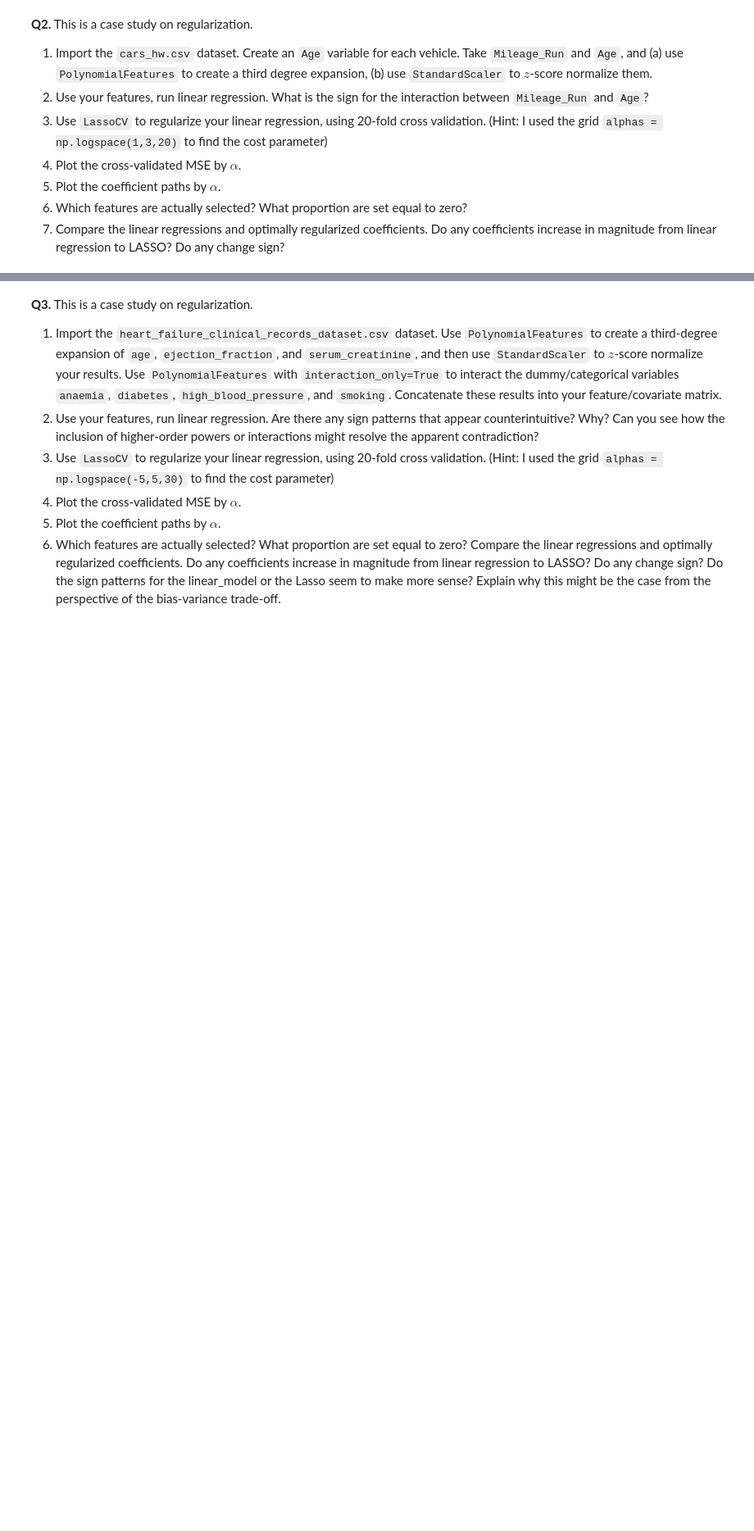
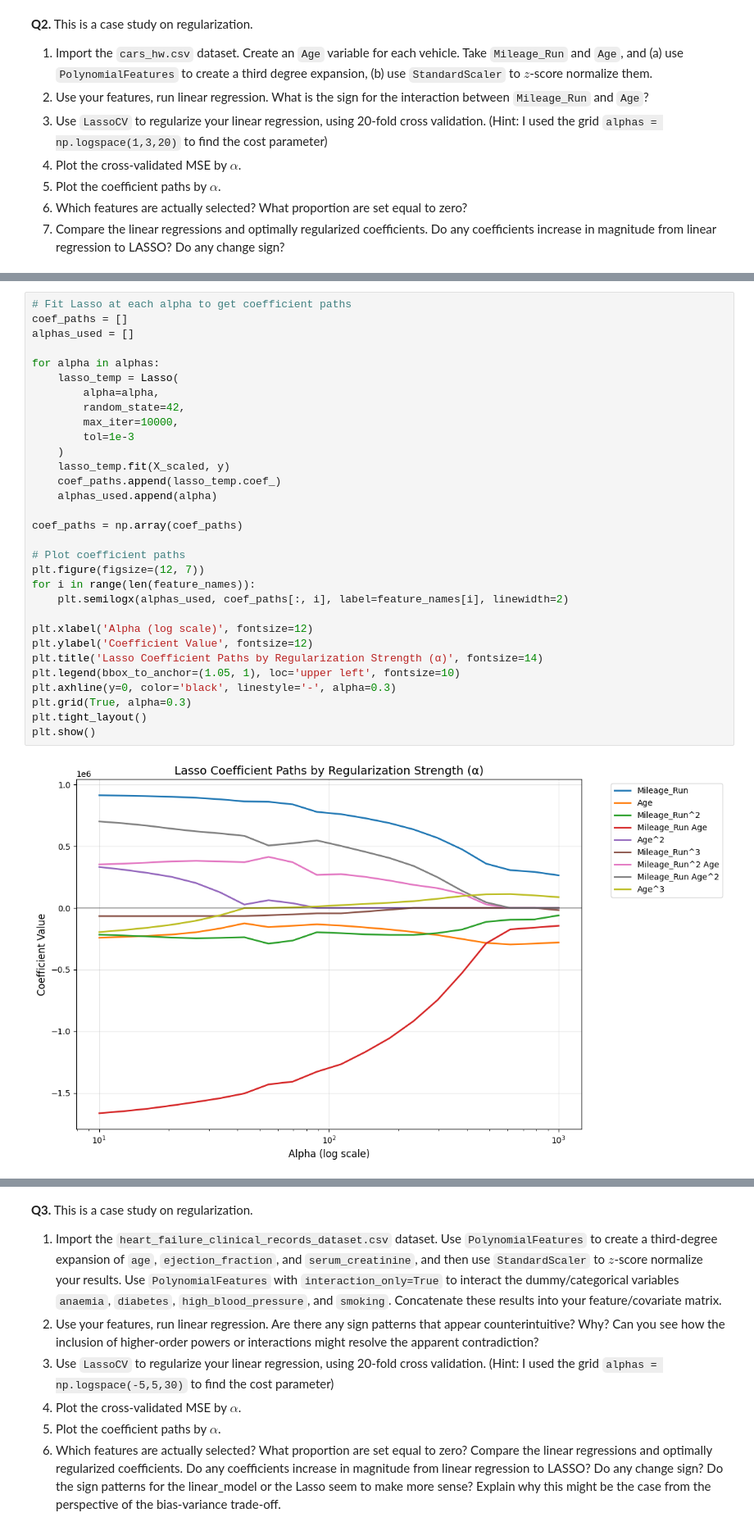
Before and after one commit to brishti-c/undergrad_ml_assignments, a Jupyter notebook: 04_assignment_regularization.ipynb, the cells around one changed output, grey strips where cells are left out. Shown at 82% size. Drawn from its saved outputs; the diff is of its cells as text; blank space fills up the shorter version.

```diff
--- a/04_assignment_regularization.ipynb
+++ b/04_assignment_regularization.ipynb
@@ -66,0 +118,33 @@ X_scaled = scaler.fit_transform(X_poly)
+# %%
+# Fit Lasso at each alpha to get coefficient paths
+coef_paths = []
+alphas_used = []
+
+for alpha in alphas:
+    lasso_temp = Lasso(
+        alpha=alpha,
+        random_state=42,
+        max_iter=10000,
+        tol=1e-3
+    )
+    lasso_temp.fit(X_scaled, y)
+    coef_paths.append(lasso_temp.coef_)
+    alphas_used.append(alpha)
+
+coef_paths = np.array(coef_paths)
+
+# Plot coefficient paths
+plt.figure(figsize=(12, 7))
+for i in range(len(feature_names)):
+    plt.semilogx(alphas_used, coef_paths[:, i], label=feature_names[i], linewidth=2)
+
+plt.xlabel('Alpha (log scale)', fontsize=12)
+plt.ylabel('Coefficient Value', fontsize=12)
+plt.title('Lasso Coefficient Paths by Regularization Strength (α)', fontsize=14)
+plt.legend(bbox_to_anchor=(1.05, 1), loc='upper left', fontsize=10)
+plt.axhline(y=0, color='black', linestyle='-', alpha=0.3)
+plt.grid(True, alpha=0.3)
+plt.tight_layout()
+plt.show()
+# %% [output]
+[figure, added]
```
Also changed, not shown: parts of 6 cells of this notebook.
